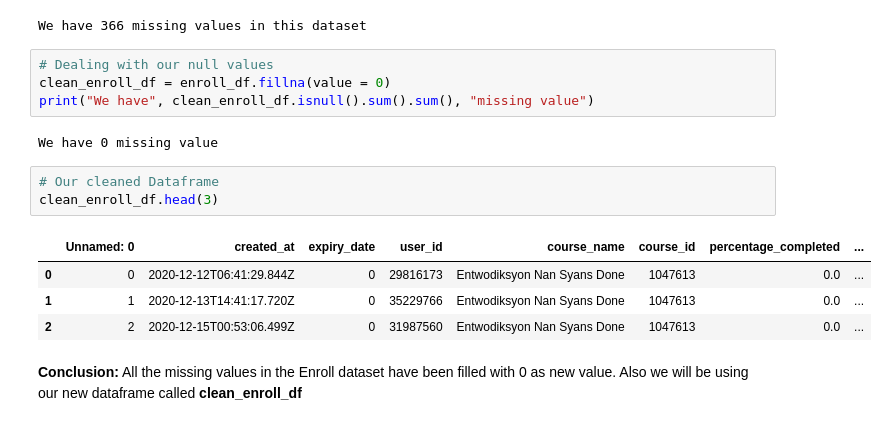
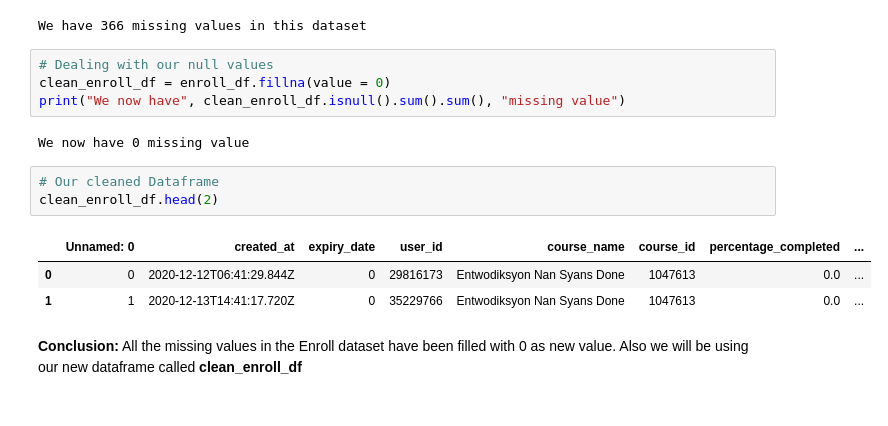
Before and after one commit to kesnel/Project-Data-Processing, a Jupyter notebook: data.ipynb, the cells around one changed output. Saved outputs shown, nothing was run; the diff lists cells and outputs as text.

```diff
--- a/data.ipynb
+++ b/data.ipynb
@@ -205,17 +197,16 @@ We have 366 missing values in this dataset
 # %%
 # Dealing with our null values
 clean_enroll_df = enroll_df.fillna(value = 0)
-print("We have", clean_enroll_df.isnull().sum().sum(), "missing value")
+print("We now have", clean_enroll_df.isnull().sum().sum(), "missing value")
 # %% [output]
-We have 0 missing value
+We now have 0 missing value
 # %%
 # Our cleaned Dataframe
-clean_enroll_df.head(3)
+clean_enroll_df.head(2)
 # %% [output]
 |  | Unnamed: 0 | created_at | expiry_date | user_id | course_name | course_id | percentage_completed | ... |
 | 0 | 0 | 2020-12-12T06:41:29.844Z | 0 | 29816173 | Entwodiksyon Nan Syans Done | 1047613 | 0.0 | ... |
 | 1 | 1 | 2020-12-13T14:41:17.720Z | 0 | 35229766 | Entwodiksyon Nan Syans Done | 1047613 | 0.0 | ... |
-| 2 | 2 | 2020-12-15T00:53:06.499Z | 0 | 31987560 | Entwodiksyon Nan Syans Done | 1047613 | 0.0 | ... |
 # %% [markdown]
 **Conclusion:** All the missing values in the Enroll dataset have been filled with 0 as new value.
 Also we will be using our new dataframe called **clean_enroll_df**
```
Also changed, not shown: parts of 43 cells of this notebook.
